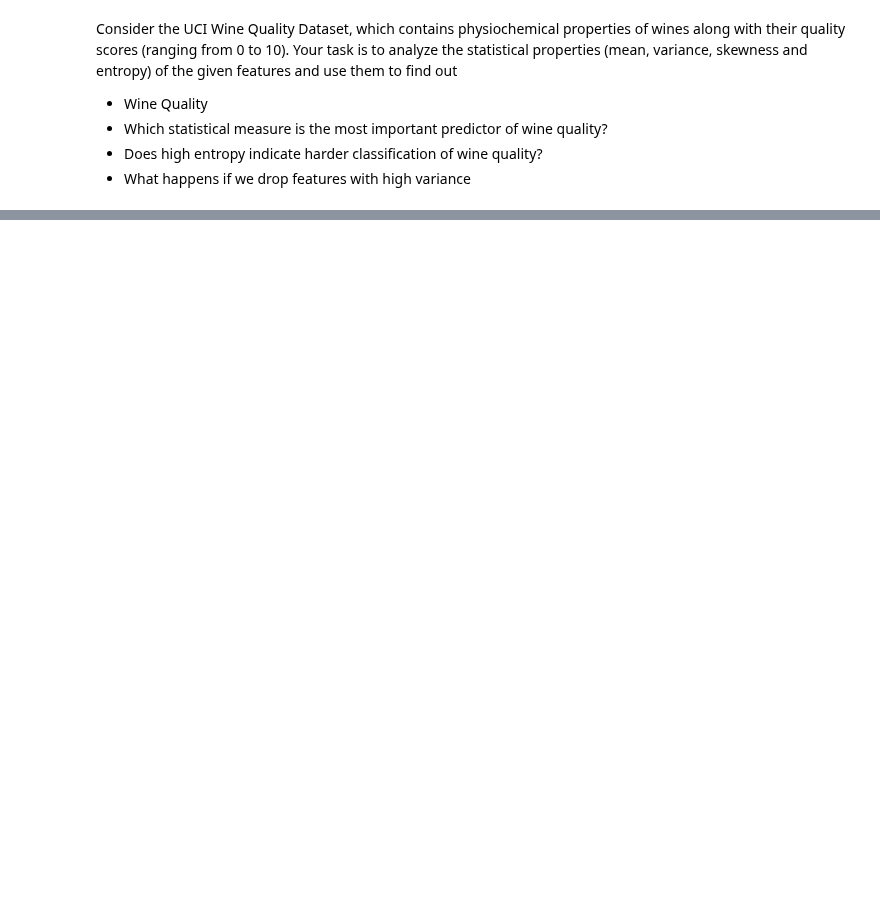
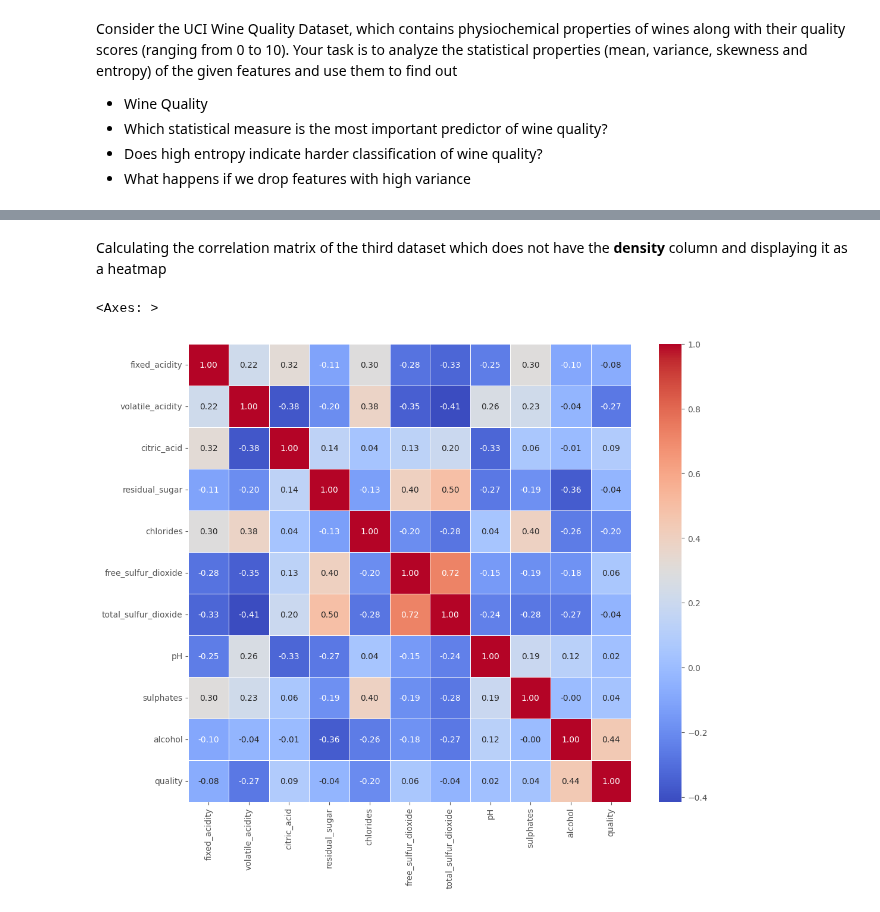
Before and after one commit to Hr15h1/AI_semII, a Jupyter notebook: question5.ipynb, the cells around one changed output, grey strips where cells are left out. Cells and saved outputs as stored; diff of their text form; code cells hidden in the pictures; blank space fills up the shorter version.

```diff
--- a/question5.ipynb
+++ b/question5.ipynb
@@ -89,0 +131,2 @@ sns.heatmap(corr_matrix, annot = True, cmap = "coolwarm", fmt = ".2f", linewidth
+# %%
+wq_X_2 = wq_X.drop(columns = ["density"])
@@ -89,0 +159,10 @@ sns.heatmap(corr_matrix, annot = True, cmap = "coolwarm", fmt = ".2f", linewidth
+# %% [markdown]
+Calculating the correlation matrix of the third dataset which does not have the <b>density</b> column and displaying it as a heatmap
+# %%
+combined_2 = pd.concat([wq_X_2, wq_y], axis = 1)
+corr_matrix_2 = combined_2.corr()
+plt.figure(figsize=(12,10))
+sns.heatmap(corr_matrix_2, annot = True, cmap = "coolwarm", fmt = ".2f", linewidths = 0.5)
+# %% [output]
+<Axes: >
+[figure, added]
```
Also changed, not shown: parts of 50 cells of this notebook, 7 other files.
